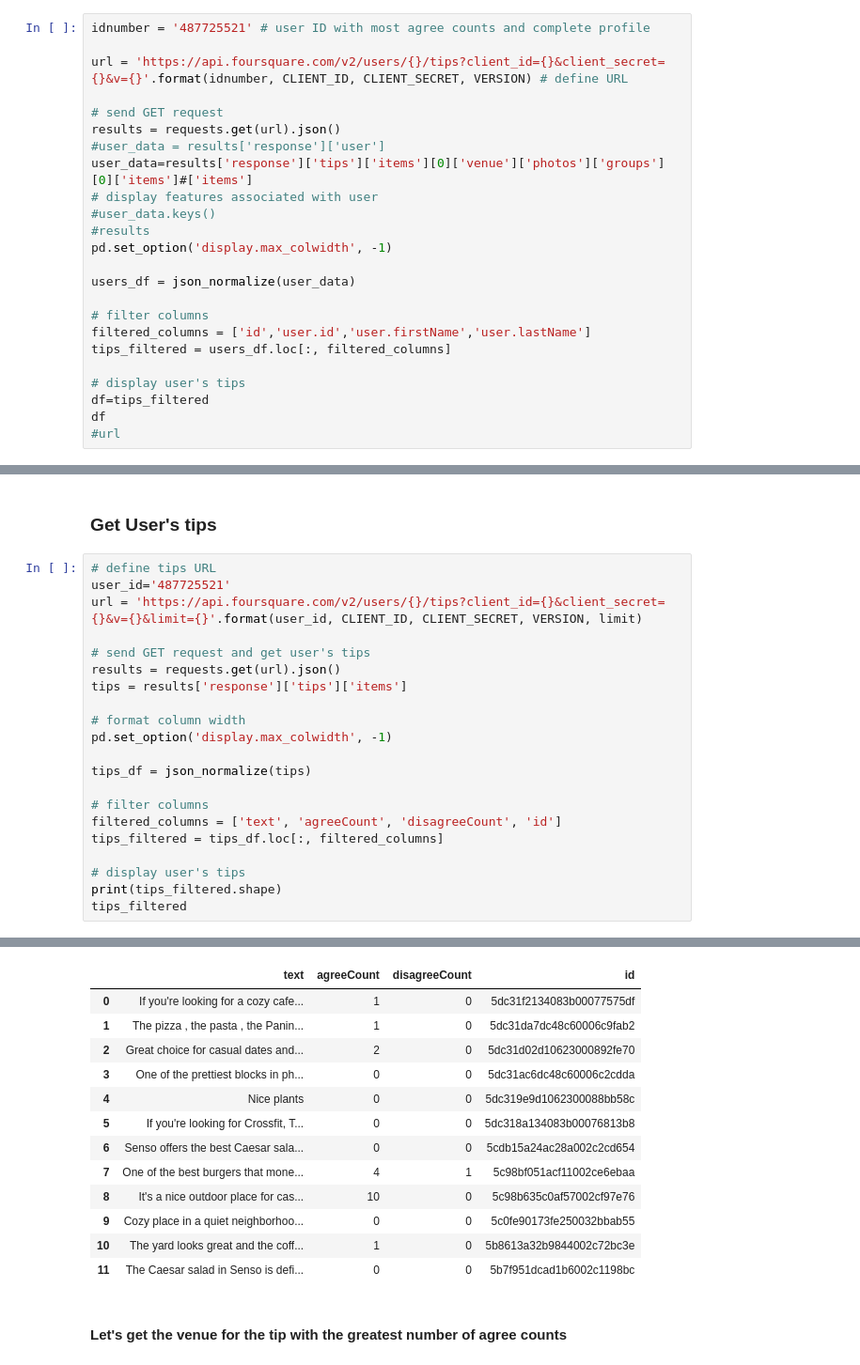
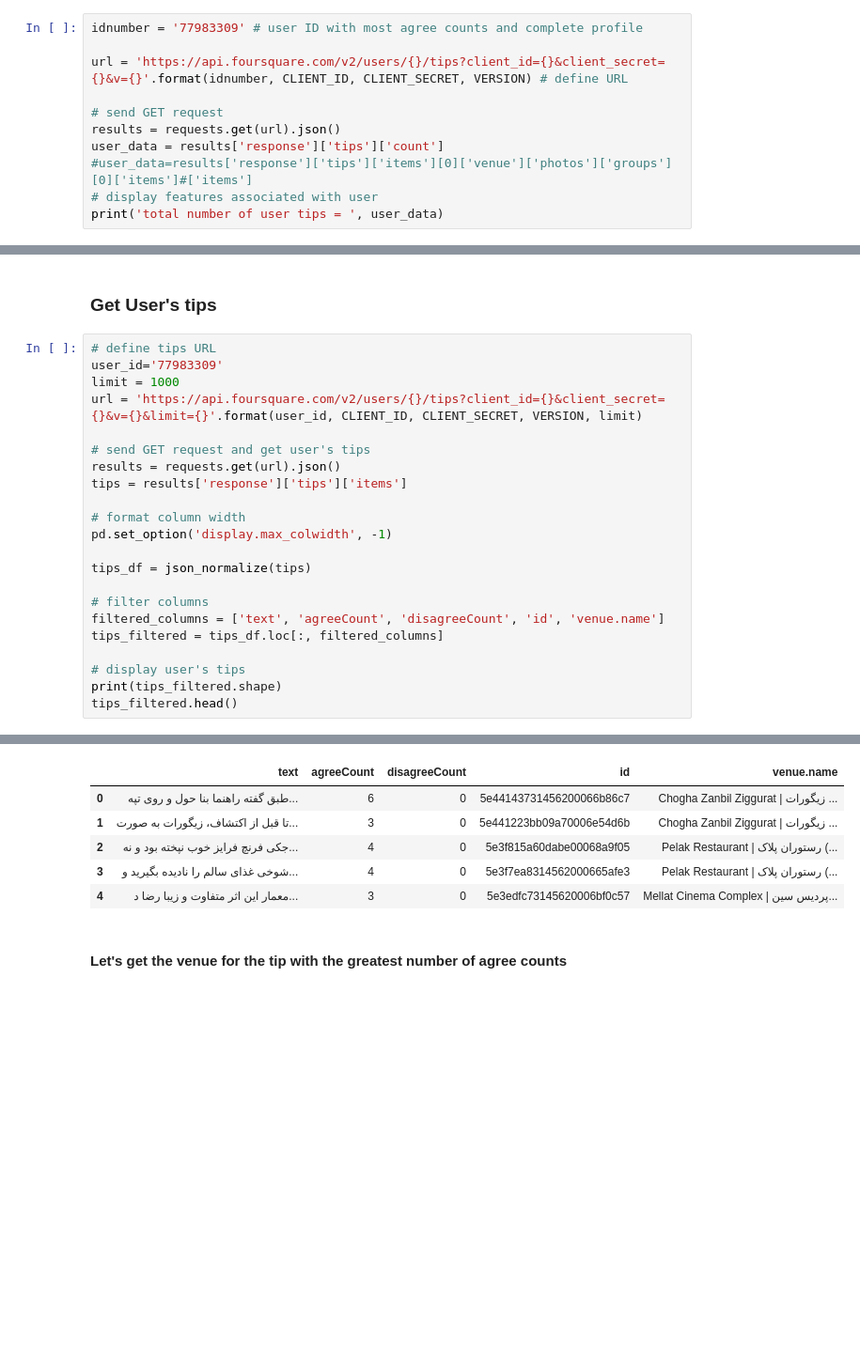
Before and after one commit to mjalalimanesh/IBM-Data-Science-Foursquare-Project, a Jupyter notebook: Intro_Foursquare_API_py.ipynb, the cells around one changed output, grey strips where cells are left out. Shown at 94% size. Cells and saved outputs as stored; diff of their text form; blank space fills up the shorter version.

```diff
--- a/Intro_Foursquare_API_py.ipynb
+++ b/Intro_Foursquare_API_py.ipynb
@@ -336,27 +293,14 @@ Now remember that because we are using a personal developer account, then we can
 # %% [markdown]
 ### Define URL, send GET request and display features associated with user
 # %%
-idnumber = '487725521' # user ID with most agree counts and complete profile
+idnumber = '77983309' # user ID with most agree counts and complete profile
 
 url = 'https://api.foursquare.com/v2/users/{}/tips?client_id={}&client_secret={}&v={}'.format(idnumber, CLIENT_ID, CLIENT_SECRET, VERSION) # define URL
 
 # send GET request
 results = requests.get(url).json()
-#user_data = results['response']['user']
-user_data=results['response']['tips']['items'][0]['venue']['photos']['groups'][0]['items']#['items']
+user_data = results['response']['tips']['count']
+#user_data=results['response']['tips']['items'][0]['venue']['photos']['groups'][0]['items']#['items']
 # display features associated with user
-#user_data.keys()
-#results
-pd.set_option('display.max_colwidth', -1)
-
-users_df = json_normalize(user_data)
-
-# filter columns
-filtered_columns = ['id','user.id','user.firstName','user.lastName']
-tips_filtered = users_df.loc[:, filtered_columns]
-
-# display user's tips
-df=tips_filtered
-df
-#url
+print('total number of user tips = ', user_data)
 # %% [output]
@@ -389,7 +311,8 @@ Wow! So it turns out that Nick is a very active Foursquare user, with more than
 ### Get User's tips
 # %%
 # define tips URL
-user_id='487725521'
+user_id='77983309'
+limit = 1000
 url = 'https://api.foursquare.com/v2/users/{}/tips?client_id={}&client_secret={}&v={}&limit={}'.format(user_id, CLIENT_ID, CLIENT_SECRET, VERSION, limit)
 
 # send GET request and get user's tips
@@ -402,10 +325,10 @@ pd.set_option('display.max_colwidth', -1)
 tips_df = json_normalize(tips)
 
 # filter columns
-filtered_columns = ['text', 'agreeCount', 'disagreeCount', 'id']
+filtered_columns = ['text', 'agreeCount', 'disagreeCount', 'id', 'venue.name']
 tips_filtered = tips_df.loc[:, filtered_columns]
 
 # display user's tips
 print(tips_filtered.shape)
-tips_filtered
+tips_filtered.head()
 # %% [output]
@@ -412,15 +336,8 @@ tips_filtered
-|  | text | agreeCount | disagreeCount | id |
-| 0 | If you're looking for a cozy cafe... | 1 | 0 | 5dc31f2134083b00077575df |
-| 1 | The pizza , the pasta , the Panin... | 1 | 0 | 5dc31da7dc48c60006c9fab2 |
-| 2 | Great choice for casual dates and... | 2 | 0 | 5dc31d02d10623000892fe70 |
-| 3 | One of the prettiest blocks in ph... | 0 | 0 | 5dc31ac6dc48c60006c2cdda |
-| 4 | Nice plants | 0 | 0 | 5dc319e9d1062300088bb58c |
-| 5 | If you're looking for Crossfit, T... | 0 | 0 | 5dc318a134083b00076813b8 |
-| 6 | Senso offers the best Caesar sala... | 0 | 0 | 5cdb15a24ac28a002c2cd654 |
-| 7 | One of the best burgers that mone... | 4 | 1 | 5c98bf051acf11002ce6ebaa |
-| 8 | It's a nice outdoor place for cas... | 10 | 0 | 5c98b635c0af57002cf97e76 |
-| 9 | Cozy place in a quiet neighborhoo... | 0 | 0 | 5c0fe90173fe250032bbab55 |
-| 10 | The yard looks great and the coff... | 1 | 0 | 5b8613a32b9844002c72bc3e |
-| 11 | The Caesar salad in Senso is defi... | 0 | 0 | 5b7f951dcad1b6002c1198bc |
+|  | text | agreeCount | disagreeCount | id | venue.name |
+| 0 | طبق گفته راهنما بنا حول و روی تپه... | 6 | 0 | 5e44143731456200066b86c7 | Chogha Zanbil Ziggurat | زیگورات ... |
+| 1 | تا قبل از اکتشاف، زیگورات به صورت... | 3 | 0 | 5e441223bb09a70006e54d6b | Chogha Zanbil Ziggurat | زیگورات ... |
+| 2 | جکی فرنچ فرایز خوب نپخته بود و نه... | 4 | 0 | 5e3f815a60dabe00068a9f05 | Pelak Restaurant | رستوران پلاک (... |
+| 3 | شوخی غذای سالم را نادیده بگیرید و... | 4 | 0 | 5e3f7ea8314562000665afe3 | Pelak Restaurant | رستوران پلاک (... |
+| 4 | معمار این اثر متفاوت و زیبا رضا د... | 3 | 0 | 5e3edfc73145620006bf0c57 | Mellat Cinema Complex | پردیس سین... |
 # %% [markdown]
 #### Let's get the venue for the tip with the greatest number of agree counts
```
Also changed, not shown: parts of 42 cells of this notebook.
